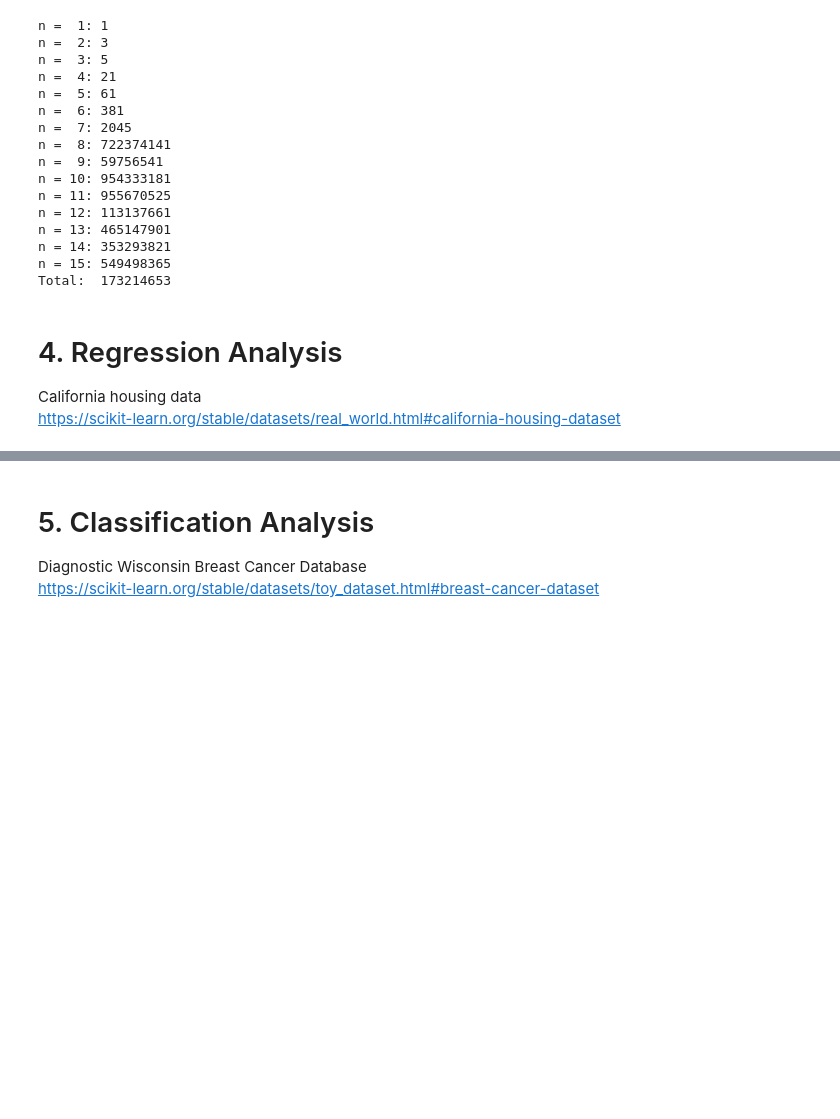
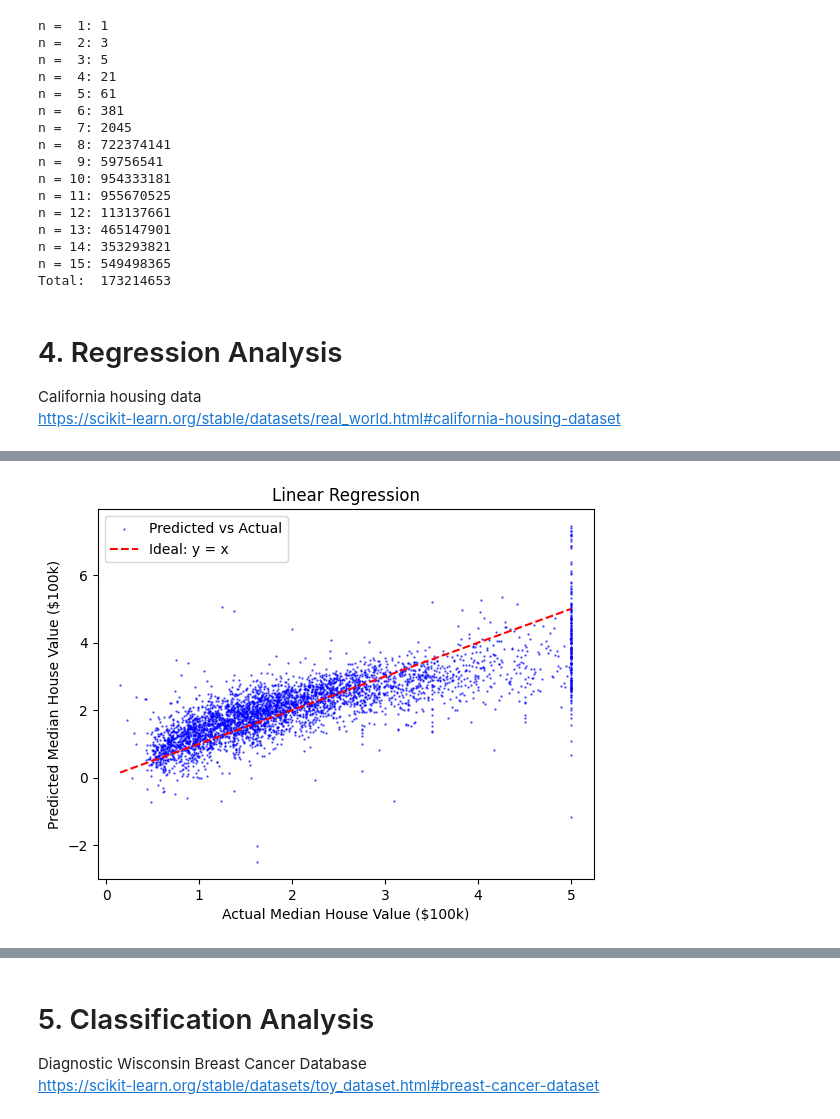
Before and after one commit to yutinghuang0413/MDSProject1, a Jupyter notebook: project1.ipynb, the cells around one changed output, grey strips where cells are left out. Drawn from its saved outputs; the diff is of its cells as text; code cells hidden in the pictures; blank space fills up the shorter version.

```diff
--- a/project1.ipynb
+++ b/project1.ipynb
@@ -80,0 +139,19 @@ Index(['MedInc', 'HouseAge', 'AveRooms', 'AveBedrms', 'Population', 'AveOccup',
+# %%
+from scipy.stats import zscore
+df = X_train.copy()
+df['median_house_value'] = y_train  # 合併 X 和 y
+
+
+# 計算 Z-score
+z_scores = np.abs(zscore(df))
+
+outliers = df[(z_scores > 5).any(axis=1)]
+print("Number of outliers:", outliers.shape[0])
+print(outliers)
+
+# z > 3 被視為 outlier
+df_no_outlier = df[(z_scores < 5).all(axis=1)]
+
+# 分開 X 和 y
+X_train = df_no_outlier.drop(columns=['median_house_value'])
+y_train = df_no_outlier['median_house_value']
@@ -80,0 +176,73 @@ Index(['MedInc', 'HouseAge', 'AveRooms', 'AveBedrms', 'Population', 'AveOccup',
+# %%
+# Linear Regression
+
+model = LinearRegression()
+model.fit(X_train, y_train)
+print("Slope: ", model.coef_)
+
+#觀察：Population很沒用
+
+print("Intercept: ", model.intercept_)
+y_pred_train = model.predict(X_train)
+y_pred = model.predict(X_test)
+
+
+#Ein
+
+# MSE
+mse = mean_squared_error(y_train, y_pred_train)
+print("MSE:", mse)
+
+# MAE
+mae = mean_absolute_error(y_train, y_pred_train)
+print("MAE:", mae)
+
+# R^2
+r2 = r2_score(y_train, y_pred_train)
+print("R^2:", r2)
+
+
+#Eout
+
+# MSE
+mse = mean_squared_error(y_test, y_pred)
+print("MSE:", mse)
+
+# MAE
+mae = mean_absolute_error(y_test, y_pred)
+print("MAE:", mae)
+
+# R^2
+r2 = r2_score(y_test, y_pred)
+print("R^2:", r2)
+
+# 畫 scatter plot
+plt.scatter(y_test, y_pred, s=0.5, color="blue", alpha=0.6, label="Predicted vs Actual")
+
+# 畫對角線 (理想情況)
+plt.plot([y_test.min(), y_test.max()],
+         [y_test.min(), y_test.max()],
+         color="red", linestyle="--", label="Ideal: y = x")
+
+plt.xlabel("Actual Median House Value ($100k)")
+plt.ylabel("Predicted Median House Value ($100k)")
+plt.title("Linear Regression")
+plt.legend()
+plt.show()
+
+# Histogram
+residuals = y_test - y_pred
+df_test = X_test.copy()
+df_test['y_test'] = y_test
+df_test['y_pred'] = y_pred
+df_test['residual'] = residuals.abs()  # 取絕對值
+top5_outliers = df_test.sort_values(by='residual', ascending=False).head(5)
+print(top5_outliers)
+
+
+plt.hist(residuals, bins=25, color="skyblue", edgecolor="black", alpha=0.7)
+plt.xlabel("Estimate Errors ($100k)")
+plt.ylabel("Count")
+plt.title("Hitogram of Predicted Errors")
+plt.show()
+# %% [output]
@@ -80,0 +258 @@ Index(['MedInc', 'HouseAge', 'AveRooms', 'AveBedrms', 'Population', 'AveOccup',
+[figure, added]
```
Also changed, not shown: parts of 10 cells of this notebook.
